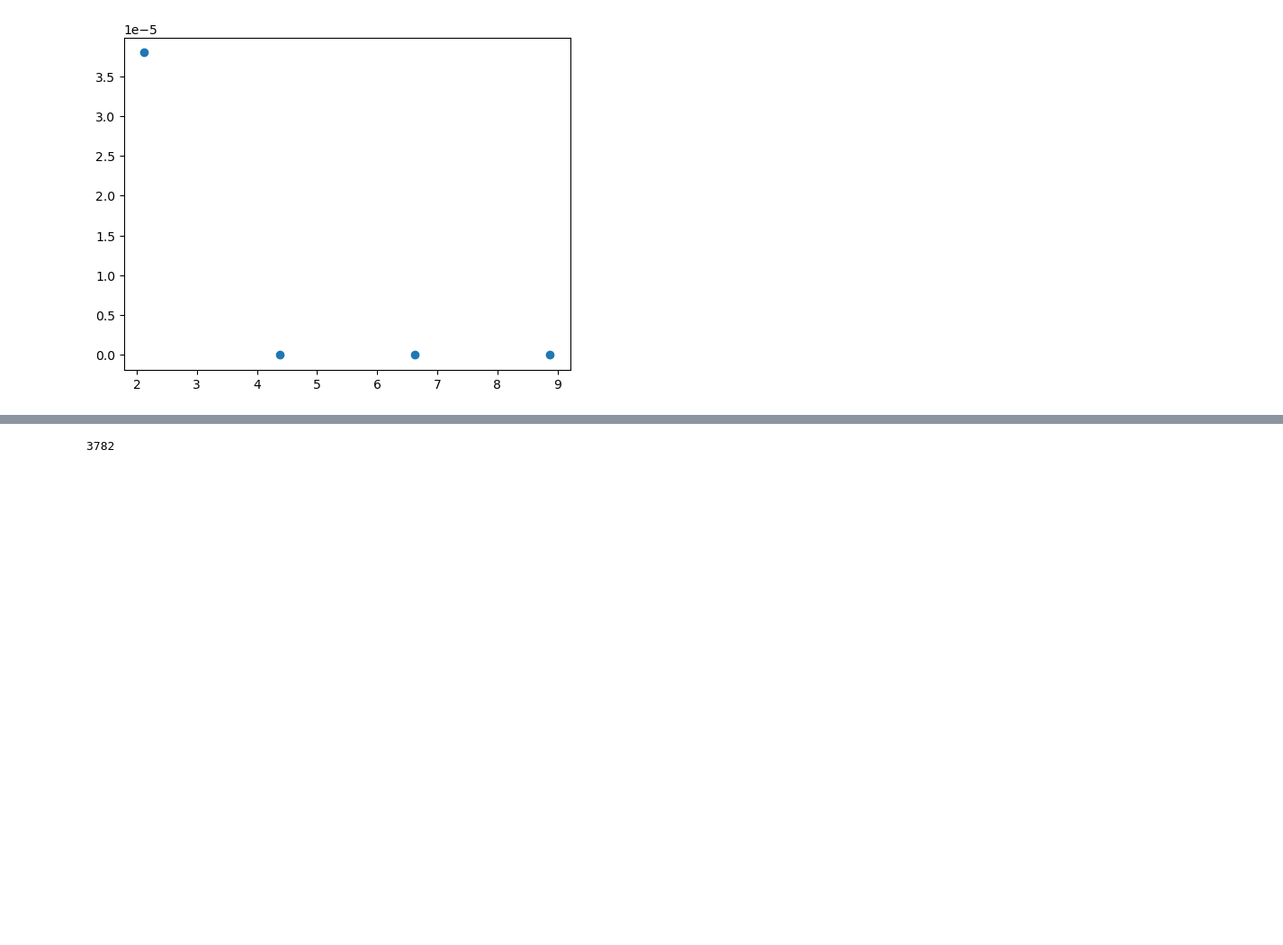
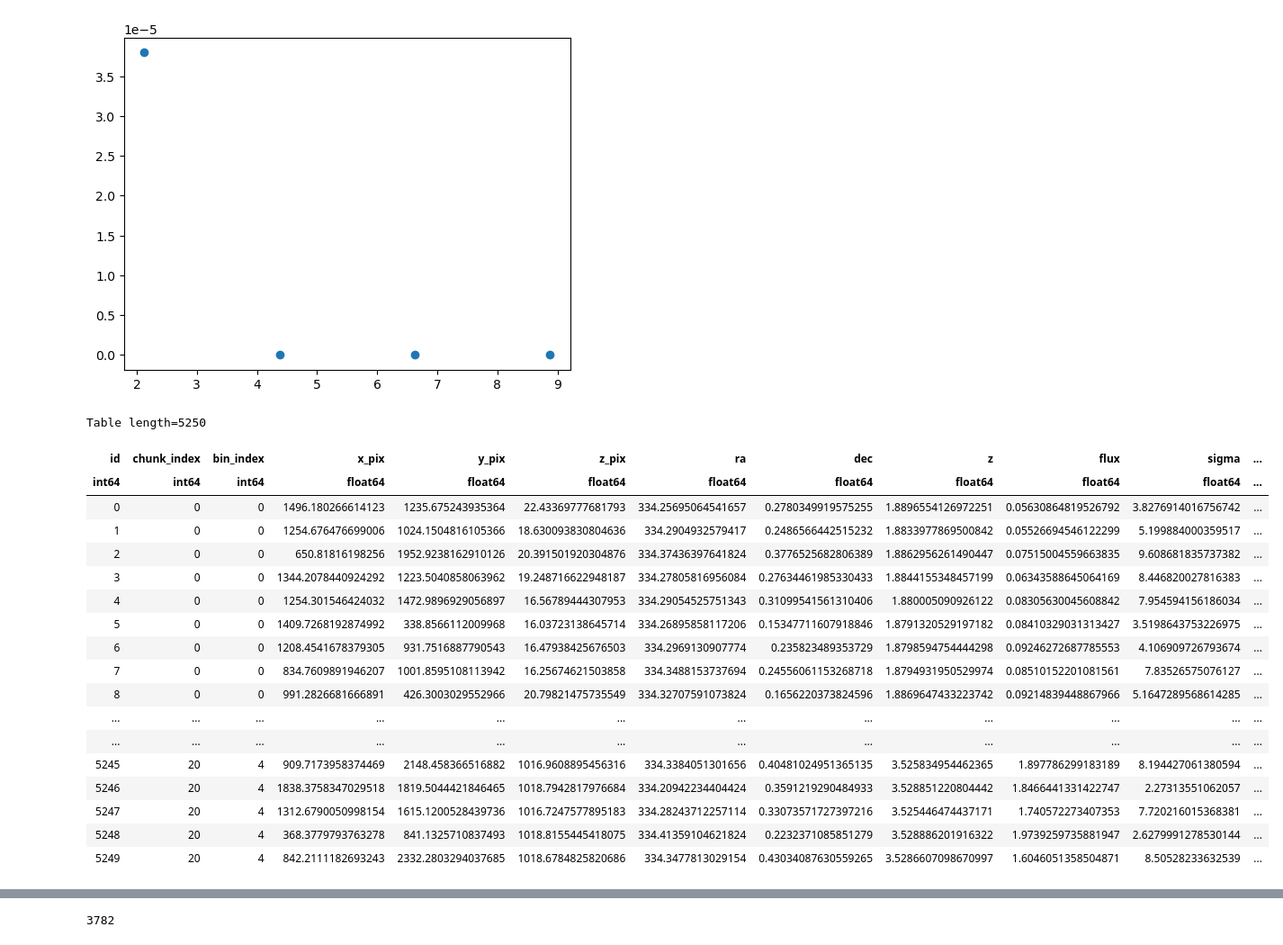
Before and after one commit to BGrashey/Master, a Jupyter notebook: notebooks/completeness.ipynb, the cells around one changed output, grey strips where cells are left out. Shown at 90% size. Drawn from its saved outputs; the diff is of its cells as text; code cells hidden in the pictures; blank space fills up the shorter version.

```diff
--- a/notebooks/completeness.ipynb
+++ b/notebooks/completeness.ipynb
@@ -119,6 +116,28 @@ det = "/data/hetdex/u/bgrashey/data_/completeness_fof_catalog.fits"
 from tools.functions import completeness_analysis, crossmatch
 
 combined = crossmatch(inj, det)
+# %%
+combined
+# %% [output]
+Table length=5250
+| id | chunk_index | bin_index | x_pix | y_pix | z_pix | ra | dec | z | flux | sigma | ... |
+| int64 | int64 | int64 | float64 | float64 | float64 | float64 | float64 | float64 | float64 | float64 | ... |
+| 0 | 0 | 0 | 1496.180266614123 | 1235.675243935364 | 22.43369777681793 | 334.25695064541657 | 0.2780349919575255 | 1.8896554126972251 | 0.05630864819526792 | 3.8276914016756742 | ... |
+| 1 | 0 | 0 | 1254.676476699006 | 1024.1504816105366 | 18.630093830804636 | 334.2904932579417 | 0.2486566442515232 | 1.8833977869500842 | 0.05526694546122299 | 5.199884000359517 | ... |
+| 2 | 0 | 0 | 650.81816198256 | 1952.9238162910126 | 20.391501920304876 | 334.37436397641824 | 0.3776525682806389 | 1.8862956261490447 | 0.07515004559663835 | 9.608681835737382 | ... |
+| 3 | 0 | 0 | 1344.2078440924292 | 1223.5040858063962 | 19.248716622948187 | 334.27805816956084 | 0.27634461985330433 | 1.8844155348457199 | 0.06343588645064169 | 8.446820027816383 | ... |
+| 4 | 0 | 0 | 1254.301546424032 | 1472.9896929056897 | 16.56789444307953 | 334.29054525751343 | 0.31099541561310406 | 1.880005090926122 | 0.08305630045608842 | 7.954594156186034 | ... |
+| 5 | 0 | 0 | 1409.7268192874992 | 338.8566112009968 | 16.03723138645714 | 334.26895858117206 | 0.15347711607918846 | 1.8791320529197182 | 0.08410329031313427 | 3.5198643753226975 | ... |
+| 6 | 0 | 0 | 1208.4541678379305 | 931.7516887790543 | 16.47938425676503 | 334.2969130907774 | 0.235823489353729 | 1.8798594754444298 | 0.09246272687785553 | 4.106909726793674 | ... |
+| 7 | 0 | 0 | 834.7609891946207 | 1001.8595108113942 | 16.25674621503858 | 334.3488153737694 | 0.24556061153268718 | 1.8794931950529974 | 0.08510152201081561 | 7.83526575076127 | ... |
+| 8 | 0 | 0 | 991.2826681666891 | 426.3003029552966 | 20.79821475735549 | 334.32707591073824 | 0.1656220373824596 | 1.8869647433223742 | 0.09214839448867966 | 5.1647289568614285 | ... |
+| ... | ... | ... | ... | ... | ... | ... | ... | ... | ... | ... | ... |
+| ... | ... | ... | ... | ... | ... | ... | ... | ... | ... | ... | ... |
+| 5245 | 20 | 4 | 909.7173958374469 | 2148.458366516882 | 1016.9608895456316 | 334.3384051301656 | 0.40481024951365135 | 3.525834954462365 | 1.897786299183189 | 8.194427061380594 | ... |
+| 5246 | 20 | 4 | 1838.3758347029518 | 1819.5044421846465 | 1018.7942817976684 | 334.20942234404424 | 0.3591219290484933 | 3.528851220804442 | 1.8466441331422747 | 2.27313551062057 | ... |
+| 5247 | 20 | 4 | 1312.6790050998154 | 1615.1200528439736 | 1016.7247577895183 | 334.28243712257114 | 0.33073571727397216 | 3.525446474437171 | 1.740572273407353 | 7.720216015368381 | ... |
+| 5248 | 20 | 4 | 368.3779793763278 | 841.1325710837493 | 1018.8155445418075 | 334.41359104621824 | 0.2232371085851279 | 3.528886201916322 | 1.9739259735881947 | 2.6279991278530144 | ... |
+| 5249 | 20 | 4 | 842.2111182693243 | 2332.2803294037685 | 1018.6784825820686 | 334.3477813029154 | 0.43034087630559265 | 3.5286607098670997 | 1.6046051358504871 | 8.50528233632539 | ... |
 # %%
 flux_bins = [
     (1.0000, 1.5849),
```
Also changed, not shown: parts of 2 cells of this notebook, 1 other file.
